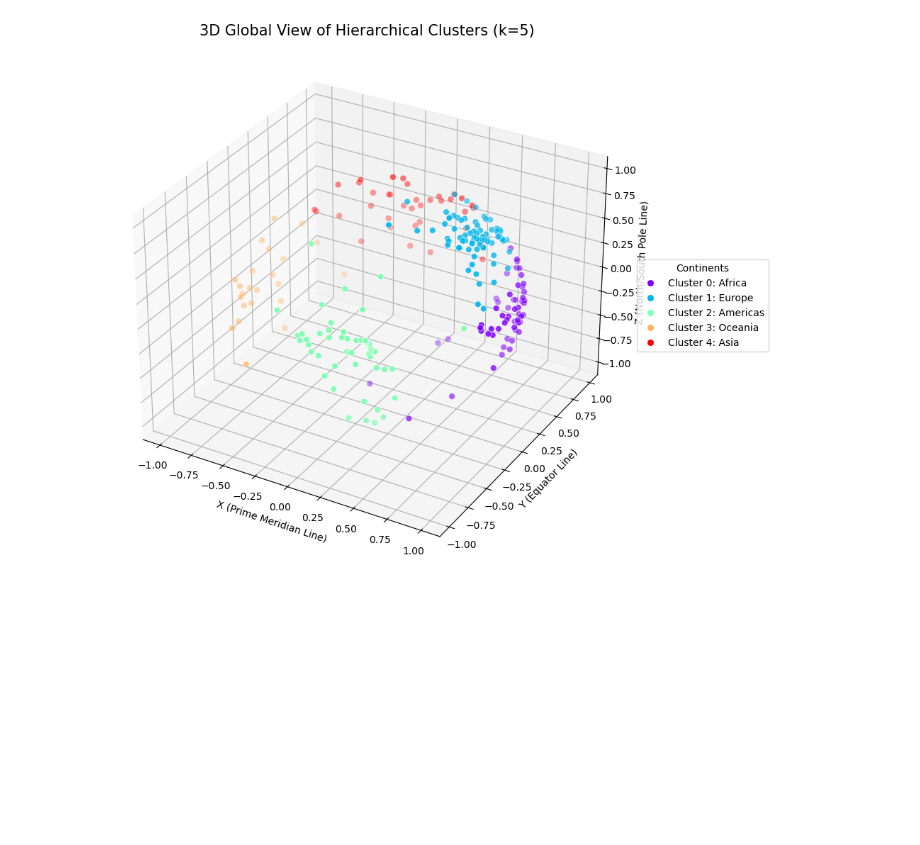
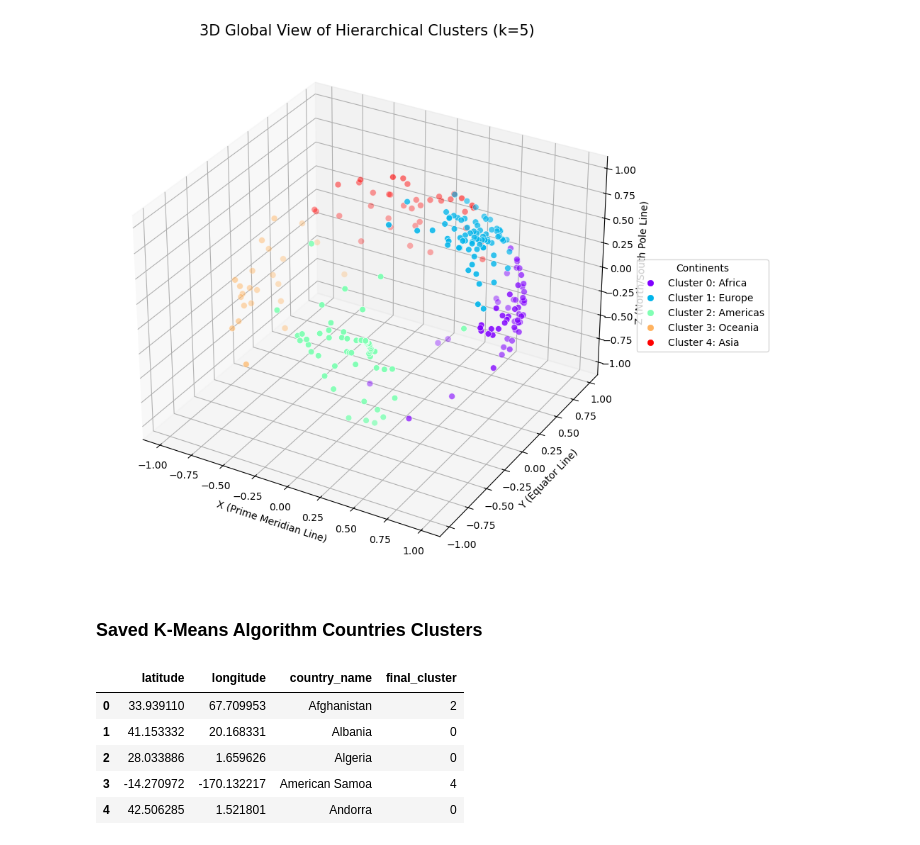
Before and after one commit to Syaza777/Clustering, a Jupyter notebook: Clustering.ipynb, the cells around one changed output. Saved outputs shown, nothing was run; the diff lists cells and outputs as text; code cells hidden in the pictures; blank space fills up the shorter version.

```diff
--- a/Clustering.ipynb
+++ b/Clustering.ipynb
@@ -729,3 +729,18 @@ plt.show()
 Hierarchical Mapping Found:
 {0: 'Africa', 1: 'Europe', 2: 'Americas', 3: 'Oceania', 4: 'Asia'}
 [figure]
+# %% [markdown]
+### Saved K-Means Algorithm Countries Clusters
+# %%
+# Load the clustered dataset into the renamed data frame
+countries_cluster = pd.read_csv("data/kmeans_countries_clustered.csv")
+
+# Display the first five rows of the final dataset
+countries_cluster.head()
+# %% [output]
+|  | latitude | longitude | country_name | final_cluster |
+| 0 | 33.939110 | 67.709953 | Afghanistan | 2 |
+| 1 | 41.153332 | 20.168331 | Albania | 0 |
+| 2 | 28.033886 | 1.659626 | Algeria | 0 |
+| 3 | -14.270972 | -170.132217 | American Samoa | 4 |
+| 4 | 42.506285 | 1.521801 | Andorra | 0 |
```
Also changed, not shown: parts of 1 cell of this notebook, 1 other file.
